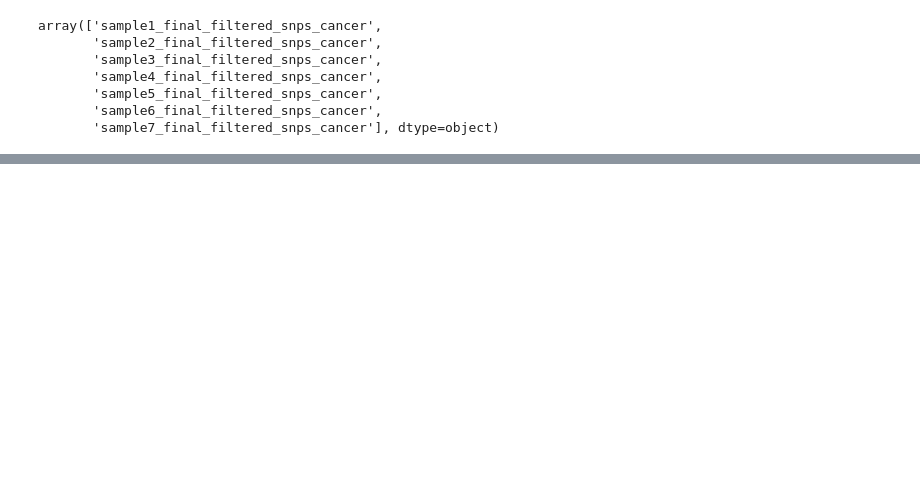
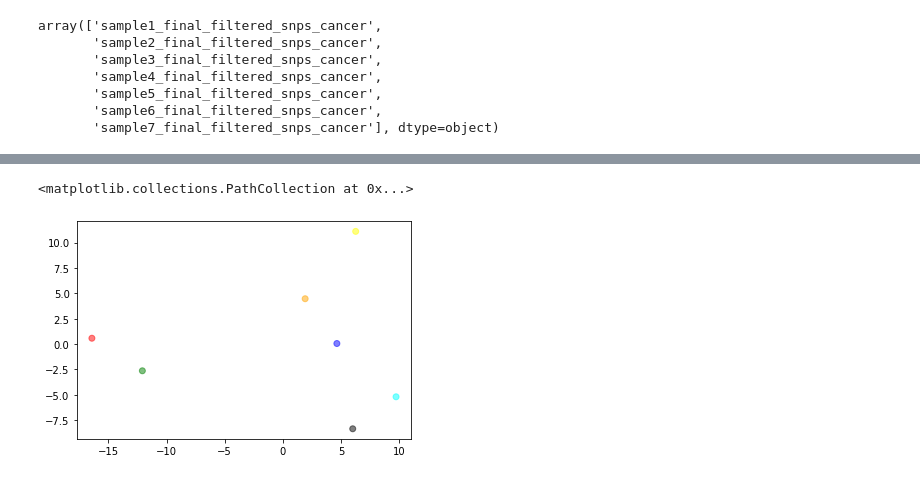
Before and after one commit to ajithavalli/Project2019, a Jupyter notebook: PCA_experiments.ipynb, the cells around one changed output, grey strips where cells are left out. Saved outputs shown, nothing was run; the diff lists cells and outputs as text; code cells hidden in the pictures; blank space fills up the shorter version.

```diff
--- a/PCA_experiments.ipynb
+++ b/PCA_experiments.ipynb
@@ -70,0 +71,9 @@ plt.plot(cum_var_exp) #Cumulative
+# %%
+# Make a list of (eigenvalue, eigenvector) tuples
+eig_pairs = [(np.abs(eig_vals[i]), eig_vecs[:,i]) for i in range(len(eig_vals))]
+# Sort the (eigenvalue, eigenvector) tuples from high to low
+matrix_w = np.hstack((eig_pairs[0][1].reshape(333,1),
+                      eig_pairs[1][1].reshape(333,1)))
+# %%
+Y = X_std.dot(matrix_w)
+Y
@@ -70,0 +88,16 @@ plt.plot(cum_var_exp) #Cumulative
+# %%
+data = []
+classes = y
+
+colors = ('red', 'cyan', 'black', 'blue', 'green', 'orange', 'yellow')
+
+cx = []
+cy = []
+for name, col in zip(classes, colors):
+    cx.append(Y[y==name,0][0])
+    cy.append(Y[y==name,1][0])
+
+plt.scatter(cx, cy, c=colors, alpha=0.5)
+# %% [output]
+<matplotlib.collections.PathCollection at 0x...>
+[figure, added]
```
Also changed, not shown: parts of 6 cells of this notebook, 2 other files.
